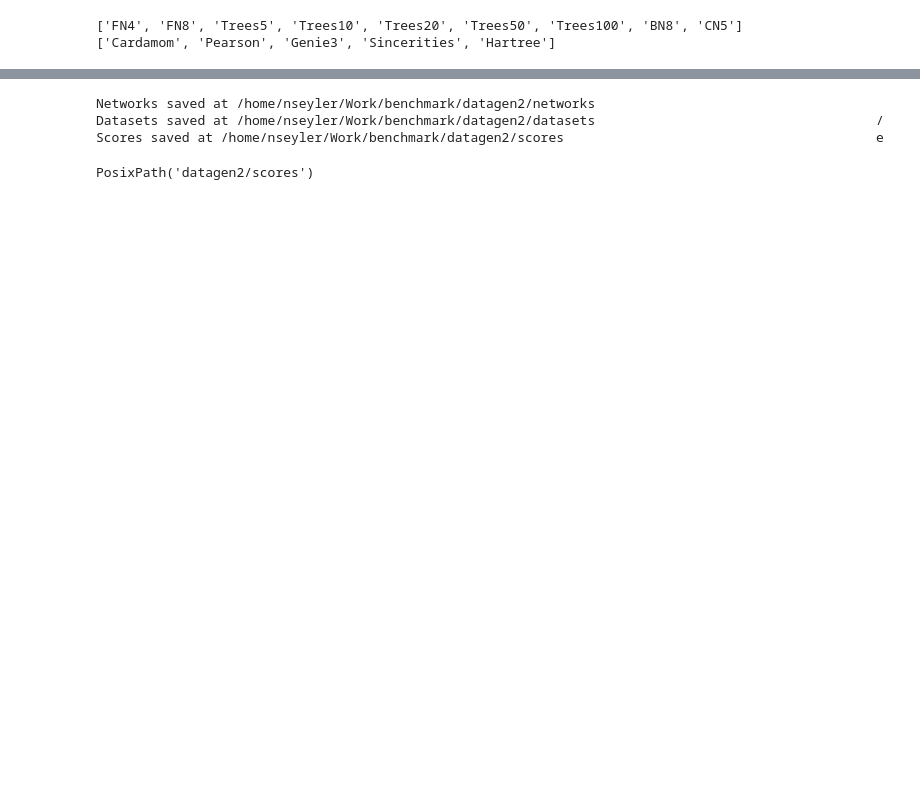
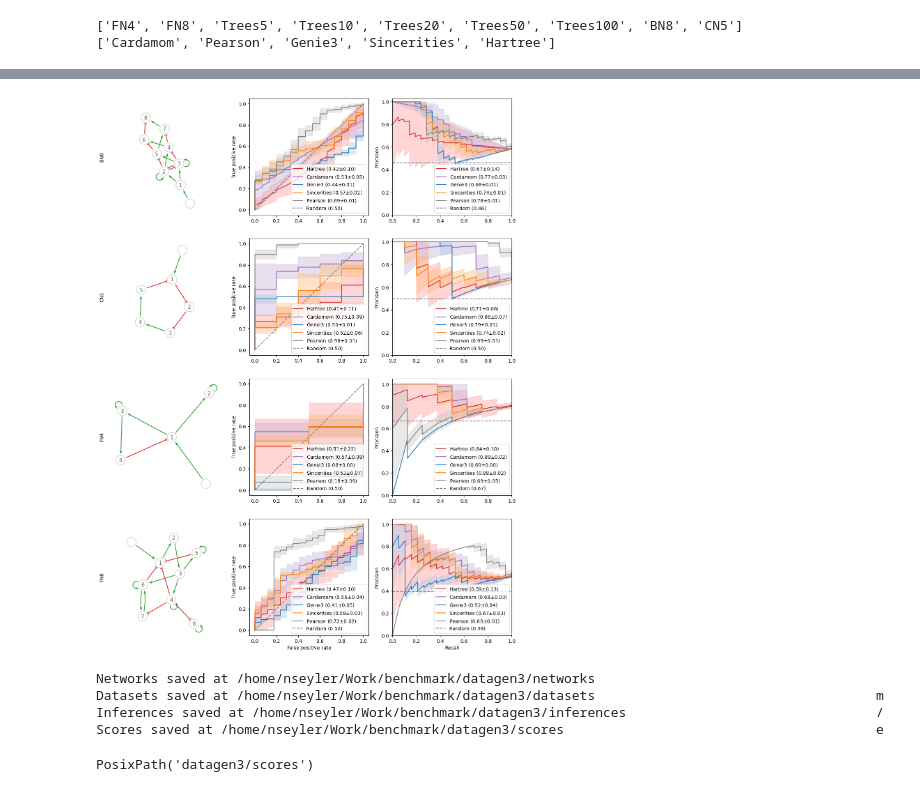
Before and after one commit to harissa-framework/benchmark, a Jupyter notebook: test.ipynb, the cells around one changed output, grey strips where cells are left out. Saved outputs shown, nothing was run; the diff lists cells and outputs as text; code cells hidden in the pictures; blank space fills up the shorter version.

```diff
--- a/test.ipynb
+++ b/test.ipynb
@@ -85,7 +88,13 @@ fig.savefig('figure_mean_curve.pdf')
+# %%
+fig = plot_figure(networks, networks_pos, scores, UnDirectedPlotter)
+fig.savefig('figure_undirected.pdf')
+# %% [output]
+[figure, added]
 # %%
-gen.save('datagen2')
+gen.save('datagen3')
 # %% [output]
-Networks saved at /home/nseyler/Work/benchmark/datagen2/networks
-Datasets saved at /home/nseyler/Work/benchmark/datagen2/datasets                                    /
-Scores saved at /home/nseyler/Work/benchmark/datagen2/scores                                        e
+Networks saved at /home/nseyler/Work/benchmark/datagen3/networks
+Datasets saved at /home/nseyler/Work/benchmark/datagen3/datasets                                    m
+Inferences saved at /home/nseyler/Work/benchmark/datagen3/inferences                                /
+Scores saved at /home/nseyler/Work/benchmark/datagen3/scores                                        e
-PosixPath('datagen2/scores')
+PosixPath('datagen3/scores')
```
Also changed, not shown: parts of 5 cells of this notebook.
